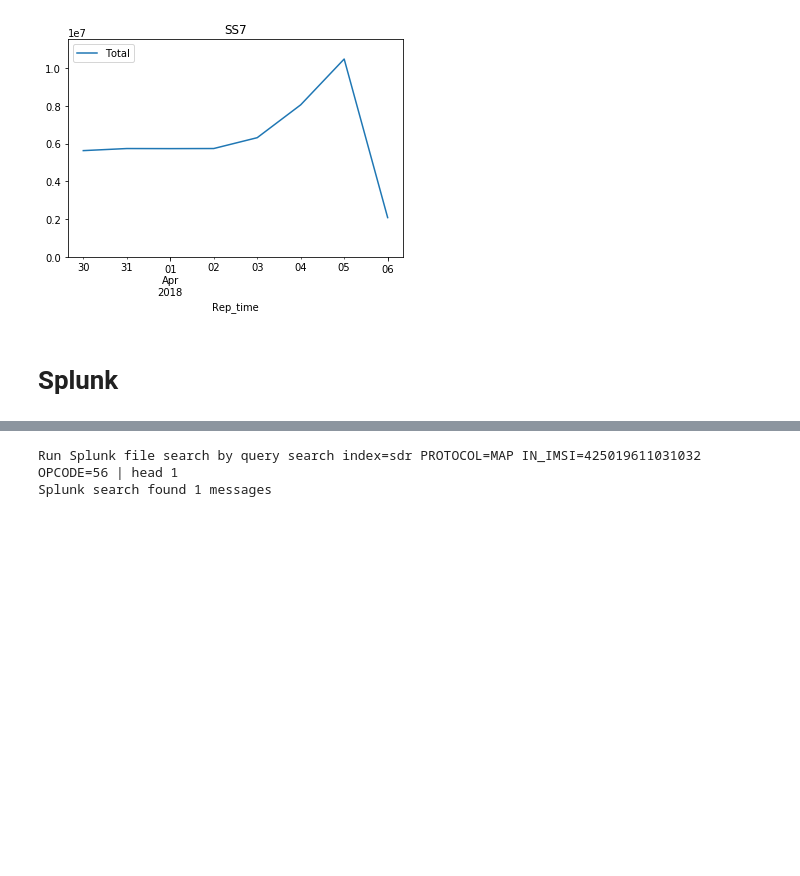
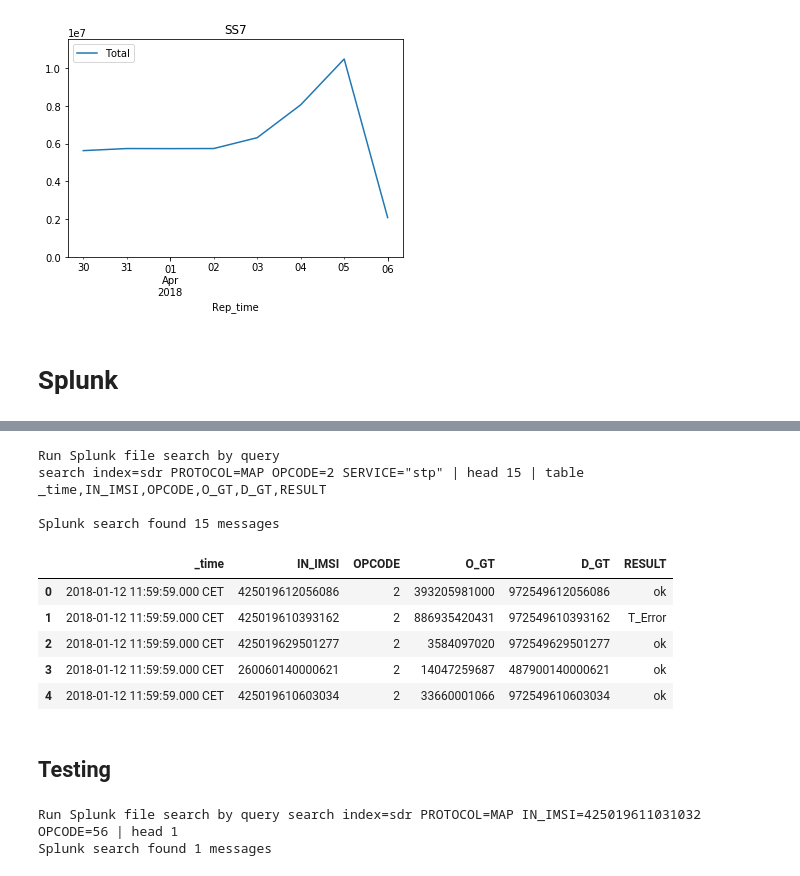
Before and after one commit to balobinp/RB_BD, a Jupyter notebook: RB_DB_CONN_Python2.ipynb, the cells around one changed output, grey strips where cells are left out. Cells and saved outputs as stored; diff of their text form; code cells hidden in the pictures; blank space fills up the shorter version.

```diff
--- a/RB_DB_CONN_Python2.ipynb
+++ b/RB_DB_CONN_Python2.ipynb
@@ -530,0 +540,20 @@ sys.stdout.write("\n")
+# %%
+#Простеейшая конструкция для примера
+
+def FormatSplunkEngineDate(dt): return dt.strftime("%Y-%m-%dT%H:%M:%S")
+
+dateFrom = datetime.datetime.strptime('2018-01-12T05:00:00', '%Y-%m-%dT%H:%M:%S')
+dateTo = datetime.datetime.strptime('2018-01-12T12:00:00', '%Y-%m-%dT%H:%M:%S')
+
+kwargs_export = {"earliest_time": FormatSplunkEngineDate(dateFrom),
+                "latest_time":FormatSplunkEngineDate(dateTo) ,
+                "search_mode": "normal",
+                #"output_mode":"JSON",
+                #"rf" : fields,
+                "supports_multivalues":True
+                }
+searchquery_export = 'search index=sdr PROTOCOL=MAP OPCODE=2 SERVICE="stp" | head 3 | table _time,IN_IMSI,OPCODE,O_GT,D_GT,RESULT'
+exportsearch_results = service.jobs.export(searchquery_export, **kwargs_export)
+reader = results.ResultsReader(exportsearch_results)
+for result in reader:
+    print result
@@ -531,3 +613,33 @@ sys.stdout.write("\n")
+# %%
+#Указываем время, запрос и запускаем запрос
+
+dateFrom = datetime.datetime.strptime('2018-01-12T05:00:00', '%Y-%m-%dT%H:%M:%S')
+dateTo = datetime.datetime.strptime('2018-01-12T12:00:00', '%Y-%m-%dT%H:%M:%S')
+searchquery_export =\
+'''
+search index=sdr PROTOCOL=MAP OPCODE=2 SERVICE="stp" | head 15 | table _time,IN_IMSI,OPCODE,O_GT,D_GT,RESULT
+'''
+#searchquery_export = 'search index=sdr | head 1'
+
+SplunkFileResult = getSplunkFileResult(service, dateFrom, dateTo, searchquery_export, fileMask=None,protocol=None, bEchoTime = False)
+# %% [output]
+Run Splunk file search by query
+search index=sdr PROTOCOL=MAP OPCODE=2 SERVICE="stp" | head 15 | table _time,IN_IMSI,OPCODE,O_GT,D_GT,RESULT
+
+Splunk search found 15 messages
+# %%
+#Выгружаем результат в DataFrame
+df=DataFrame(SplunkFileResult)
+df.head()
+# %% [output]
+|  | _time | IN_IMSI | OPCODE | O_GT | D_GT | RESULT |
+| 0 | 2018-01-12 11:59:59.000 CET | 425019612056086 | 2 | 393205981000 | 972549612056086 | ok |
+| 1 | 2018-01-12 11:59:59.000 CET | 425019610393162 | 2 | 886935420431 | 972549610393162 | T_Error |
+| 2 | 2018-01-12 11:59:59.000 CET | 425019629501277 | 2 | 3584097020 | 972549629501277 | ok |
+| 3 | 2018-01-12 11:59:59.000 CET | 260060140000621 | 2 | 14047259687 | 487900140000621 | ok |
+| 4 | 2018-01-12 11:59:59.000 CET | 425019610603034 | 2 | 33660001066 | 972549610603034 | ok |
+# %% [markdown]
+## Testing
 # %%
 import splunklib
 import splunklib.client as client
```
Also changed, not shown: parts of 13 cells of this notebook.
